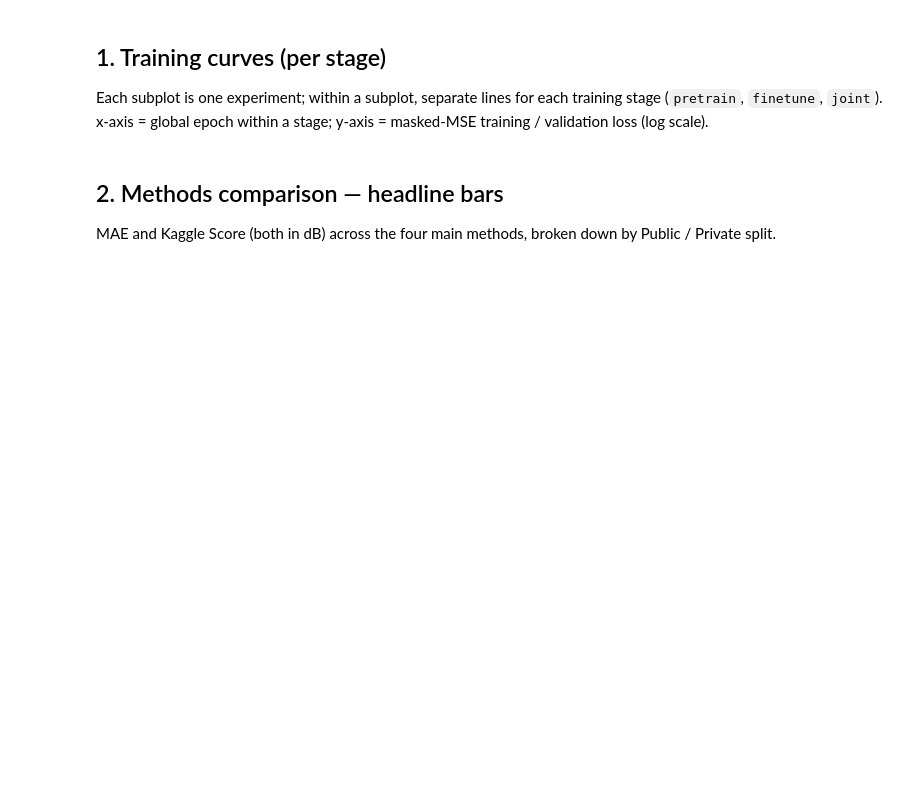
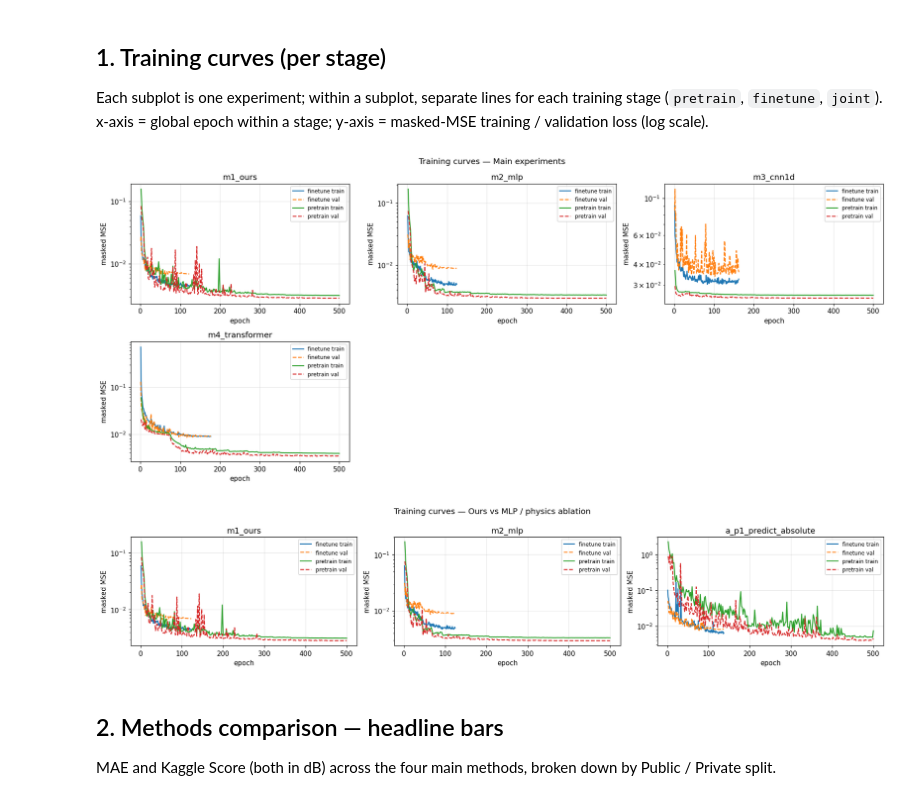
Before and after one commit to yukangZhuu/ofc_ml, a Jupyter notebook: notebooks/results_viz.ipynb, the cells around one changed output. Saved outputs shown, nothing was run; the diff lists cells and outputs as text; code cells hidden in the pictures; blank space fills up the shorter version.

```diff
--- a/notebooks/results_viz.ipynb
+++ b/notebooks/results_viz.ipynb
@@ -85,35 +169,38 @@ def _load_history(exp: str, seed: int = None) -> pd.DataFrame | None:
 def plot_training_curves(exps: list[str], title: str = "Training curves"):
     exps_with_data = [e for e in exps if _load_history(e) is not None]
     if not exps_with_data:
         print(f"No history.csv found for any of {exps}")
         return
     n = len(exps_with_data)
     cols = min(n, 3)
     rows = (n + cols - 1) // cols
     fig, axes = plt.subplots(rows, cols, figsize=(5.5 * cols, 3.5 * rows), squeeze=False)
     for i, exp in enumerate(exps_with_data):
         ax = axes[i // cols][i % cols]
         df = _load_history(exp)
         for stage, sub in df.groupby("stage"):
             sub = sub.sort_values("epoch")
             ax.plot(sub["epoch"], sub["train"], label=f"{stage} train", linestyle="-")
             ax.plot(sub["epoch"], sub["val"], label=f"{stage} val", linestyle="--")
         ax.set_title(exp)
         ax.set_xlabel("epoch")
         ax.set_ylabel("masked MSE")
         ax.set_yscale("log")
         ax.legend(fontsize=8)
     # Hide empty axes
     for j in range(len(exps_with_data), rows * cols):
         axes[j // cols][j % cols].axis("off")
     fig.suptitle(title)
     fig.tight_layout()
     plt.show()
 
 
 plot_training_curves(MAIN, title="Training curves — Main experiments")
-plot_training_curves(["m1_ours", "a_a1_wo_spectral", "a_a2_wo_fourier_kan", "a_p1_predict_absolute"],
-                     title="Training curves — Architectural / physics ablations")
+plot_training_curves(["m1_ours", "m2_mlp", "a_p1_predict_absolute"],
+                     title="Training curves — Ours vs MLP / physics ablation")
+# %% [output]
+[figure, added]
+[figure, added]
 # %% [markdown]
 ## 2. Methods comparison — headline bars
 
```
Also changed, not shown: parts of 13 cells of this notebook.
